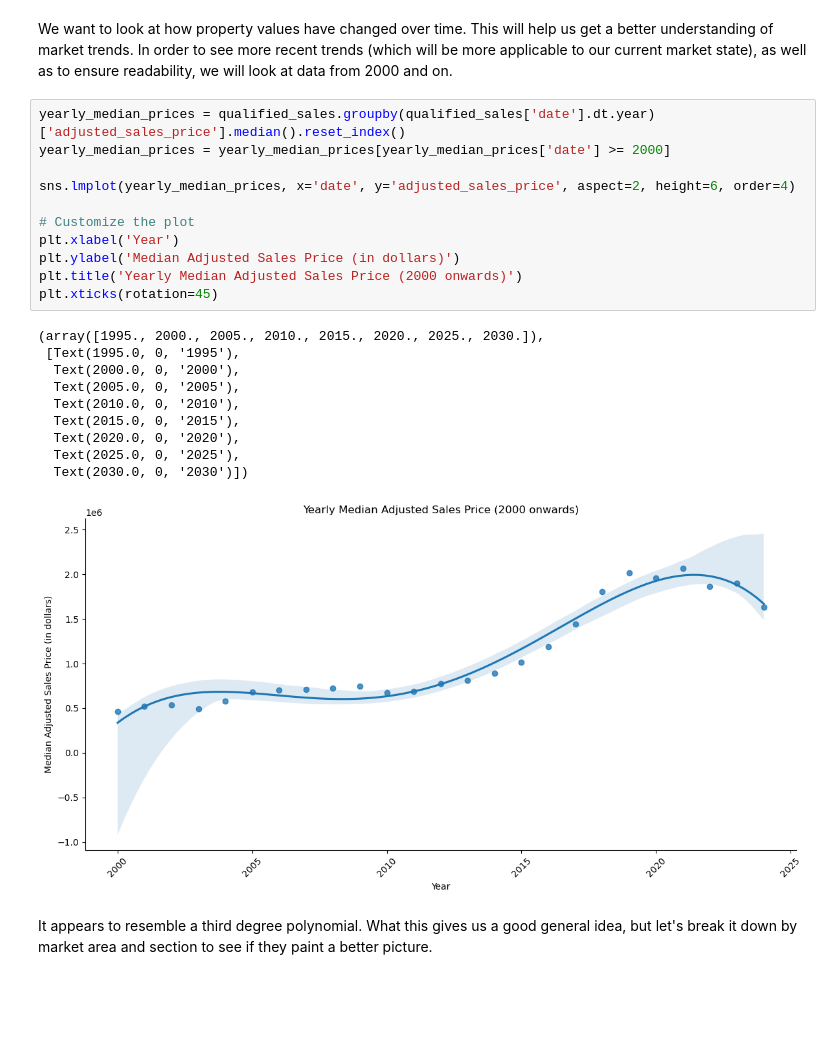
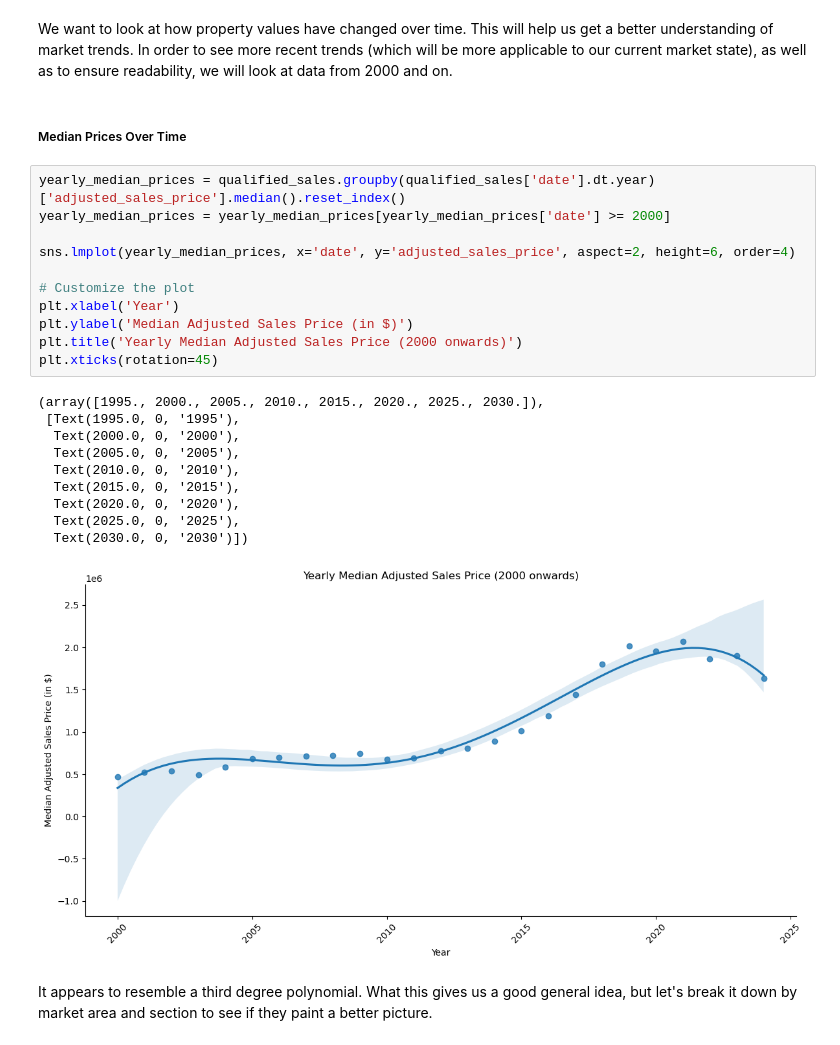
Before and after one commit to JakeMachulcz/Boulder-CO-Market-Value-EDA---KNN-Predictor, a Jupyter notebook: final_project.ipynb, the cells around one changed output. Cells and saved outputs as stored; diff of their text form; blank space fills up the shorter version.

```diff
--- a/final_project.ipynb
+++ b/final_project.ipynb
@@ -718,28 +732,30 @@ qualified_sales['adjusted_sales_price'].plot(kind = 'hist', bins = 50)
 [figure]
 # %% [markdown]
 We want to look at how property values have changed over time.  This will help us get a better understanding of market trends.  In order to see more recent trends (which will be more applicable to our current market state), as well as to ensure readability, we will look at data from 2000 and on.
+# %% [markdown]
+##### Median Prices Over Time
 # %%
 yearly_median_prices = qualified_sales.groupby(qualified_sales['date'].dt.year)['adjusted_sales_price'].median().reset_index()
 yearly_median_prices = yearly_median_prices[yearly_median_prices['date'] >= 2000]
 
 sns.lmplot(yearly_median_prices, x='date', y='adjusted_sales_price', aspect=2, height=6, order=4)
 
 # Customize the plot
 plt.xlabel('Year')
-plt.ylabel('Median Adjusted Sales Price (in dollars)')
+plt.ylabel('Median Adjusted Sales Price (in $)')
 plt.title('Yearly Median Adjusted Sales Price (2000 onwards)')
 plt.xticks(rotation=45)
 # %% [output]
 (array([1995., 2000., 2005., 2010., 2015., 2020., 2025., 2030.]),
  [Text(1995.0, 0, '1995'),
   Text(2000.0, 0, '2000'),
   Text(2005.0, 0, '2005'),
   Text(2010.0, 0, '2010'),
   Text(2015.0, 0, '2015'),
   Text(2020.0, 0, '2020'),
   Text(2025.0, 0, '2025'),
   Text(2030.0, 0, '2030')])
-[figure, old version]
+[figure, new version]
 # %% [markdown]
 It appears to resemble a third degree polynomial.  What this gives us a good general idea, but let's break it down by market area and section to see if they paint a better picture.
 # %%
```
Also changed, not shown: parts of 28 cells of this notebook.
